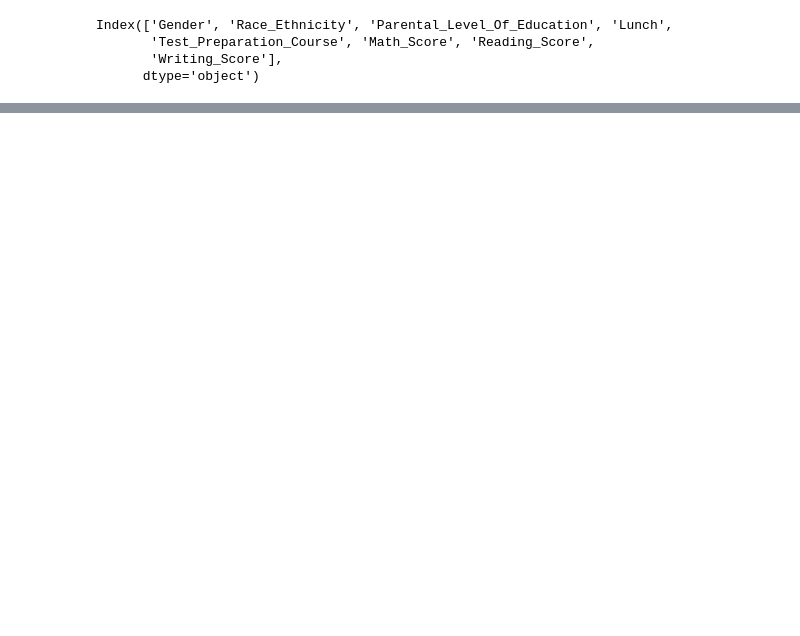
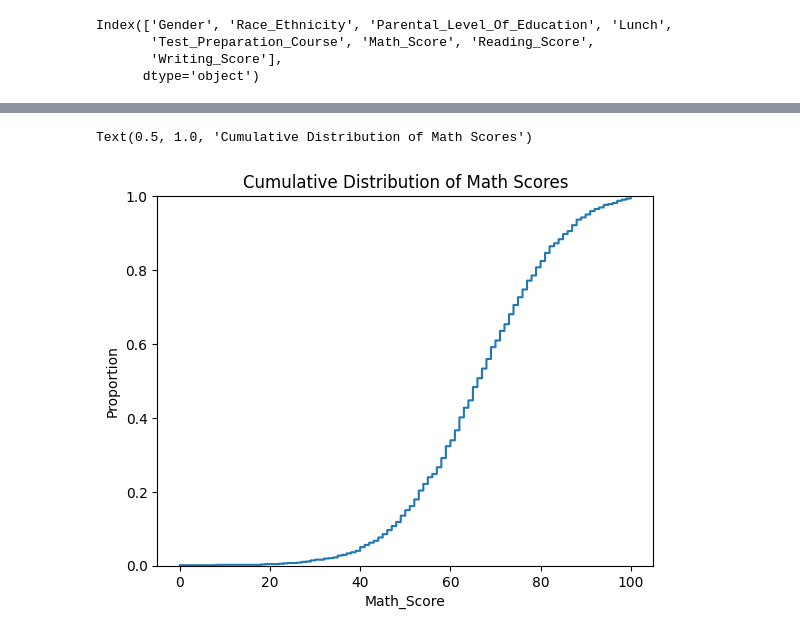
Before and after one commit to mamoo9811/Student-Performance-EDA-, a Jupyter notebook: Student_Performance_EDA.ipynb, the cells around one changed output, grey strips where cells are left out. Cells and saved outputs as stored; diff of their text form; code cells hidden in the pictures; blank space fills up the shorter version.

```diff
--- a/Student_Performance_EDA.ipynb
+++ b/Student_Performance_EDA.ipynb
@@ -317,0 +335,7 @@ Finally, we changed the column names to make them easier to use. The dataset is
+# %%
+df['Total_Score'] = (
+    df['Math_Score'] +
+    df['Reading_Score'] +
+    df['Writing_Score']
+)
+df['Total_Score']
@@ -317,0 +532,6 @@ Finally, we changed the column names to make them easier to use. The dataset is
+# %%
+sns.ecdfplot(data=df, x='Math_Score')
+plt.title('Cumulative Distribution of Math Scores')
+# %% [output]
+Text(0.5, 1.0, 'Cumulative Distribution of Math Scores')
+[figure, added]
```
Also changed, not shown: parts of 27 cells of this notebook.
